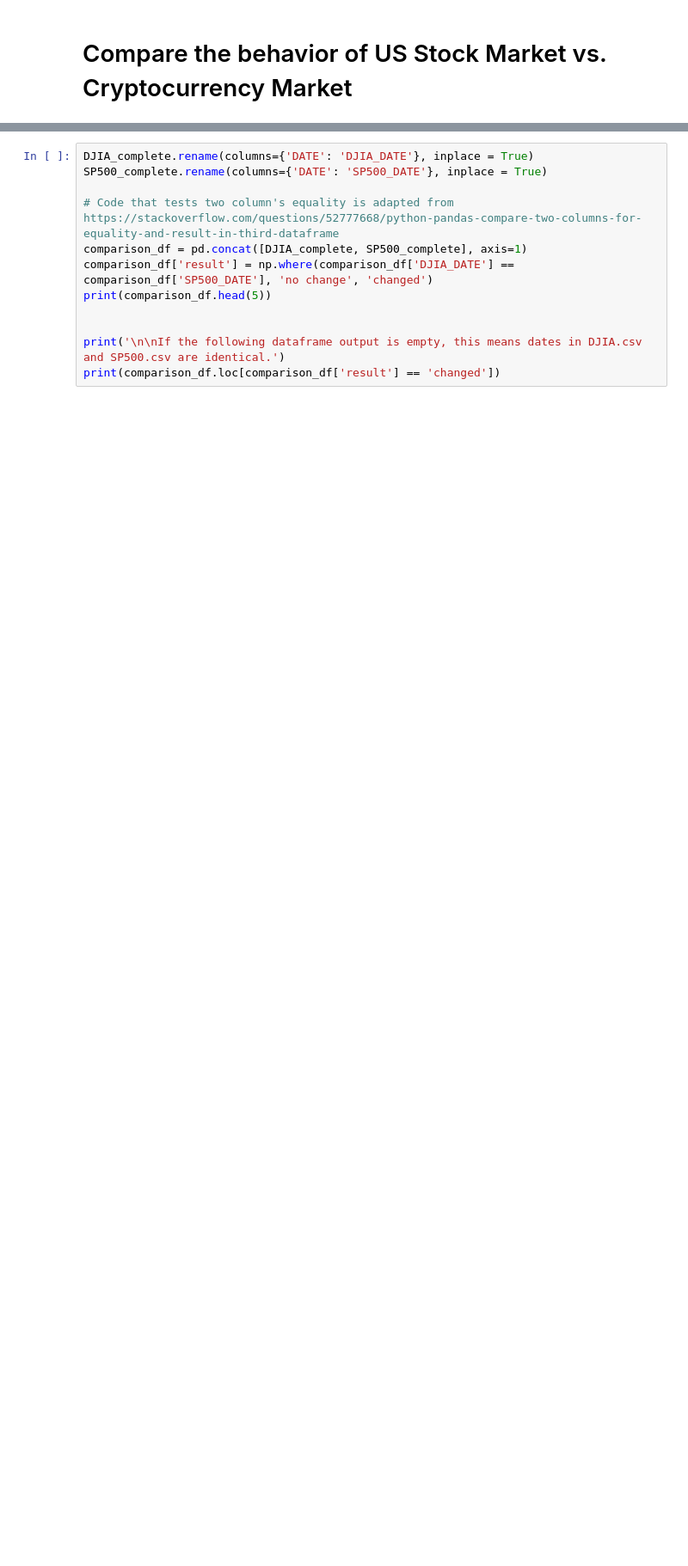
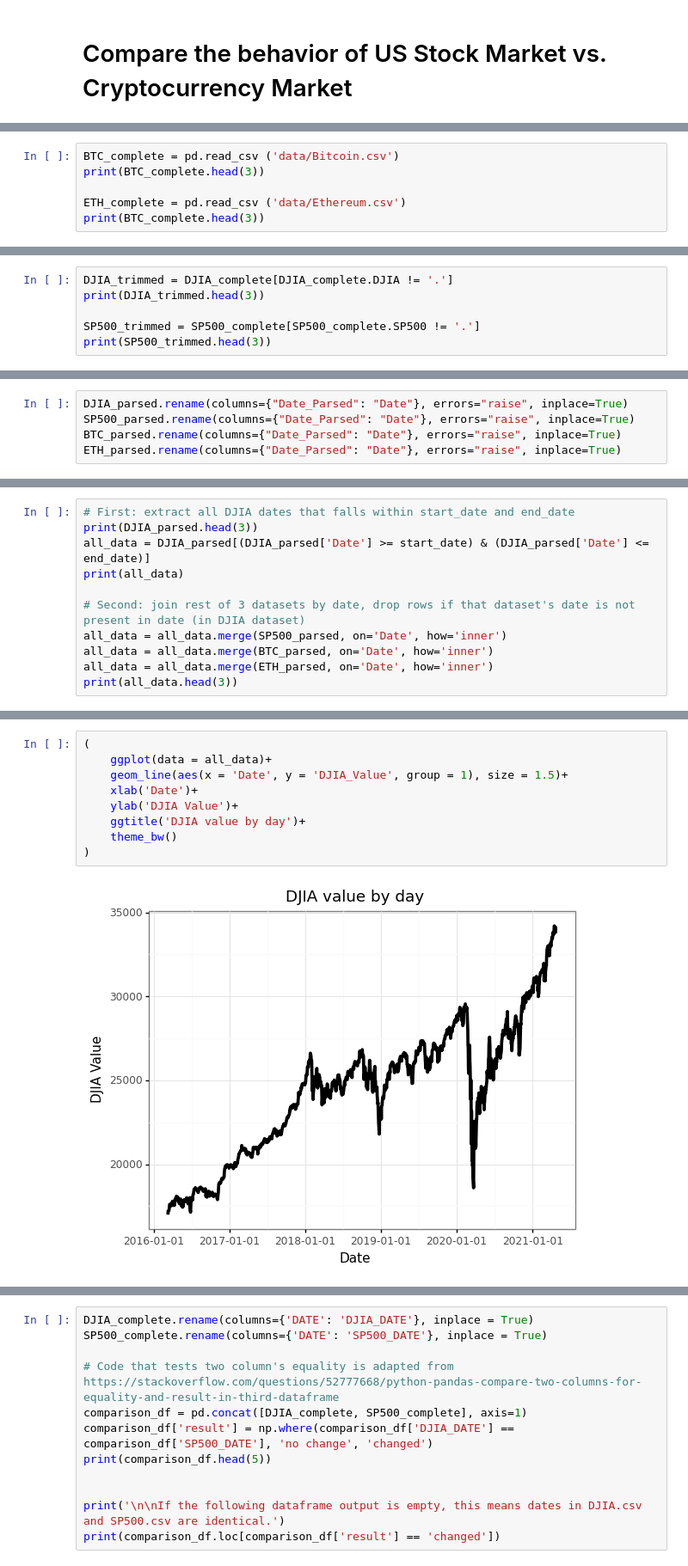
Before and after one commit to GNU-Linuxer/seattle-polie-data-analysis, a Jupyter notebook: Final project report.ipynb, the cells around one changed output, grey strips where cells are left out. Shown: that part at 86% size. Drawn from its saved outputs; the diff is of its cells as text; blank space fills up the shorter version.

```diff
--- a/Final project report.ipynb
+++ b/Final project report.ipynb
@@ -68,0 +119,6 @@ License: CC0: Public Domain
+# %%
+BTC_complete = pd.read_csv ('data/Bitcoin.csv')
+print(BTC_complete.head(3))
+
+ETH_complete = pd.read_csv ('data/Ethereum.csv')
+print(BTC_complete.head(3))
@@ -68,0 +140,6 @@ License: CC0: Public Domain
+# %%
+DJIA_trimmed = DJIA_complete[DJIA_complete.DJIA != '.']
+print(DJIA_trimmed.head(3))
+
+SP500_trimmed = SP500_complete[SP500_complete.SP500 != '.']
+print(SP500_trimmed.head(3))
@@ -68,0 +209,5 @@ License: CC0: Public Domain
+# %%
+DJIA_parsed.rename(columns={"Date_Parsed": "Date"}, errors="raise", inplace=True)
+SP500_parsed.rename(columns={"Date_Parsed": "Date"}, errors="raise", inplace=True)
+BTC_parsed.rename(columns={"Date_Parsed": "Date"}, errors="raise", inplace=True)
+ETH_parsed.rename(columns={"Date_Parsed": "Date"}, errors="raise", inplace=True)
@@ -68,0 +220,11 @@ License: CC0: Public Domain
+# %%
+# First: extract all DJIA dates that falls within start_date and end_date
+print(DJIA_parsed.head(3))
+all_data = DJIA_parsed[(DJIA_parsed['Date'] >= start_date) & (DJIA_parsed['Date'] <= end_date)]
+print(all_data)
+
+# Second: join rest of 3 datasets by date, drop rows if that dataset's date is not present in date (in DJIA dataset)
+all_data = all_data.merge(SP500_parsed, on='Date', how='inner')
+all_data = all_data.merge(BTC_parsed, on='Date', how='inner')
+all_data = all_data.merge(ETH_parsed, on='Date', how='inner')
+print(all_data.head(3))
@@ -68,0 +261,11 @@ License: CC0: Public Domain
+# %%
+(
+    ggplot(data = all_data)+
+    geom_line(aes(x = 'Date', y = 'DJIA_Value', group = 1), size = 1.5)+
+    xlab('Date')+
+    ylab('DJIA Value')+
+    ggtitle('DJIA value by day')+
+    theme_bw()
+)
+# %% [output]
+[figure, added]
```
Also changed, not shown: parts of 50 cells of this notebook, 1 other file.
